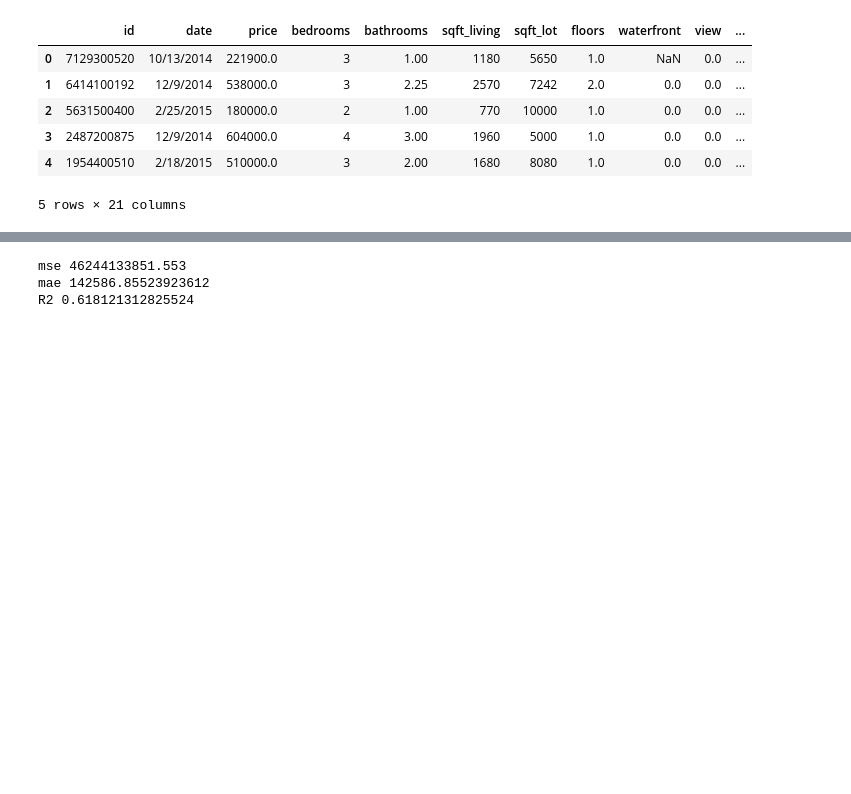
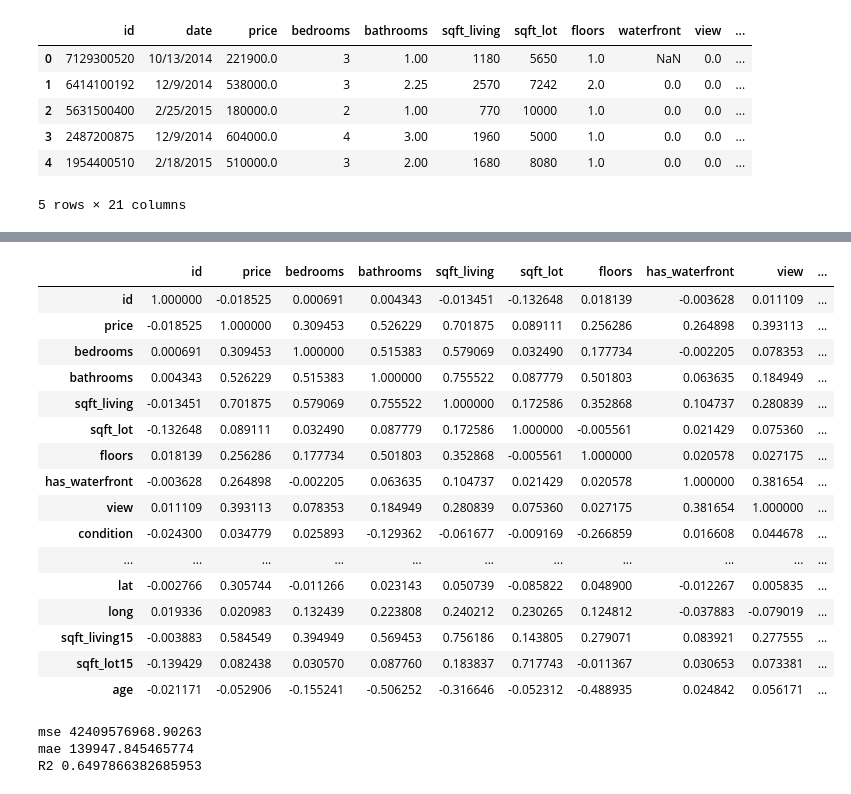
Before and after one commit to Leila-Nyambura/king-county-house-price-prediction-LRM, a Jupyter notebook: Leonard_v2.ipynb, the cells around one changed output, grey strips where cells are left out. Drawn from its saved outputs; the diff is of its cells as text; code cells hidden in the pictures; blank space fills up the shorter version.

```diff
--- a/Leonard_v2.ipynb
+++ b/Leonard_v2.ipynb
@@ -83,10 +83,30 @@ outlier_indices = df.index[outliers]
 # %%
 # droping all columns with outliers
 df_selected = df.drop(outlier_indices)
+# %%
+df.corr()
+# %% [output]
+|  | id | price | bedrooms | bathrooms | sqft_living | sqft_lot | floors | has_waterfront | view | ... |
+| id | 1.000000 | -0.018525 | 0.000691 | 0.004343 | -0.013451 | -0.132648 | 0.018139 | -0.003628 | 0.011109 | ... |
+| price | -0.018525 | 1.000000 | 0.309453 | 0.526229 | 0.701875 | 0.089111 | 0.256286 | 0.264898 | 0.393113 | ... |
+| bedrooms | 0.000691 | 0.309453 | 1.000000 | 0.515383 | 0.579069 | 0.032490 | 0.177734 | -0.002205 | 0.078353 | ... |
+| bathrooms | 0.004343 | 0.526229 | 0.515383 | 1.000000 | 0.755522 | 0.087779 | 0.501803 | 0.063635 | 0.184949 | ... |
+| sqft_living | -0.013451 | 0.701875 | 0.579069 | 0.755522 | 1.000000 | 0.172586 | 0.352868 | 0.104737 | 0.280839 | ... |
+| sqft_lot | -0.132648 | 0.089111 | 0.032490 | 0.087779 | 0.172586 | 1.000000 | -0.005561 | 0.021429 | 0.075360 | ... |
+| floors | 0.018139 | 0.256286 | 0.177734 | 0.501803 | 0.352868 | -0.005561 | 1.000000 | 0.020578 | 0.027175 | ... |
+| has_waterfront | -0.003628 | 0.264898 | -0.002205 | 0.063635 | 0.104737 | 0.021429 | 0.020578 | 1.000000 | 0.381654 | ... |
+| view | 0.011109 | 0.393113 | 0.078353 | 0.184949 | 0.280839 | 0.075360 | 0.027175 | 0.381654 | 1.000000 | ... |
+| condition | -0.024300 | 0.034779 | 0.025893 | -0.129362 | -0.061677 | -0.009169 | -0.266859 | 0.016608 | 0.044678 | ... |
+| ... | ... | ... | ... | ... | ... | ... | ... | ... | ... | ... |
+| lat | -0.002766 | 0.305744 | -0.011266 | 0.023143 | 0.050739 | -0.085822 | 0.048900 | -0.012267 | 0.005835 | ... |
+| long | 0.019336 | 0.020983 | 0.132439 | 0.223808 | 0.240212 | 0.230265 | 0.124812 | -0.037883 | -0.079019 | ... |
+| sqft_living15 | -0.003883 | 0.584549 | 0.394949 | 0.569453 | 0.756186 | 0.143805 | 0.279071 | 0.083921 | 0.277555 | ... |
+| sqft_lot15 | -0.139429 | 0.082438 | 0.030570 | 0.087760 | 0.183837 | 0.717743 | -0.011367 | 0.030653 | 0.073381 | ... |
+| age | -0.021171 | -0.052906 | -0.155241 | -0.506252 | -0.316646 | -0.052312 | -0.488935 | 0.024842 | 0.056171 | ... |
 # %%
 #DAta Preparations
-
-x_model2 = df[['bedrooms','bathrooms','sqft_living','grade','condition','sqft_lot','floors','age']]
+# X3 = df[['bedrooms','bathrooms','sqft_living','grade','condition','sqft_lot','floors','waterfront','yr_built']]
+x_model2 = df[['bedrooms','bathrooms','sqft_living','grade','condition','sqft_lot','floors','has_waterfront','age', 'is_renovated']]
 x_model2.head()
 
 y_model2= df['price']
@@ -114,6 +134,6 @@ print("mse",mse)
 print("mae",mae)
 print("R2" ,r2)
 # %% [output]
-mse 46244133851.553
-mae 142586.85523923612
-R2 0.618121312825524
+mse 42409576968.90263
+mae 139947.845465774
+R2 0.6497866382685953
```
Also changed, not shown: parts of 4 cells of this notebook.
